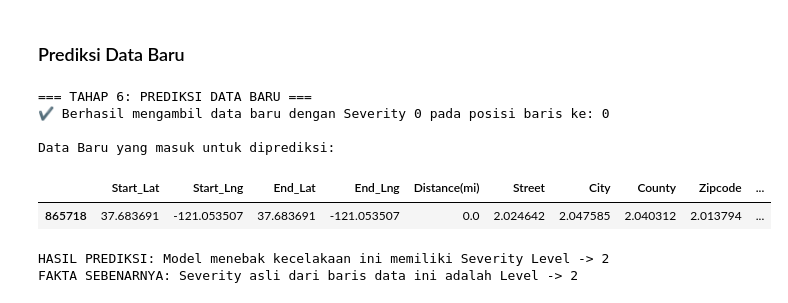
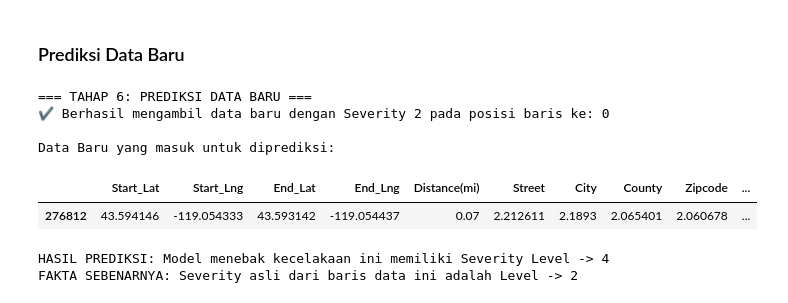
Before and after one commit to Salwa-pratama/data-mining2, a Jupyter notebook: syntax/project1.ipynb, the cells around one changed output. Cells and saved outputs as stored; diff of their text form; code cells hidden in the pictures.

```diff
--- a/syntax/project1.ipynb
+++ b/syntax/project1.ipynb
@@ -825,8 +823,9 @@ print("=== TAHAP 6: PREDIKSI DATA BARU ===")
 # 1. Kita reset index y_test dulu jadi Series baru biar urutan barisnya (0, 1, 2...) sinkron sama X_test
 y_test_reset = y_test.reset_index(drop=True)
 
+nilai_prediksi = 2
 # 2. Cari di baris ke-berapa saja (posisi integer) yang nilai Severity-nya == 4
-posisi_severity = y_test_reset[y_test_reset == 2].index
+posisi_severity = y_test_reset[y_test_reset == nilai_prediksi].index
 
 if len(posisi_severity) > 0:
     # Ambil posisi baris pertama yang ketemu
@@ -836,7 +835,7 @@ if len(posisi_severity) > 0:
     # Cara ini dijamin aman mau X_test lu berupa DataFrame ataupun Array Numpy hasil PCA!
     data_baru = X_test[posisi_pilihan : posisi_pilihan + 1]
 
-    print(f"✔️ Berhasil mengambil data baru dengan Severity {posisi_pilihan} pada posisi baris ke: {posisi_pilihan}")
+    print(f"✔️ Berhasil mengambil data baru dengan Severity {nilai_prediksi} pada posisi baris ke: {posisi_pilihan}")
 else:
     print("⚠️ Waduh, kebetulan di y_test lu gak ada data yang Severity-nya 4, bro!")
 
@@ -844,34 +843,34 @@ else:
 print("\nData Baru yang masuk untuk diprediksi:")
 # Kalau data_baru berupa array numpy, kita print langsung aray-nya biar gak error .head()
 if hasattr(data_baru, 'head'):
     display(data_baru.head())
 else:
     print(data_baru)
 
 # --- LANGKAH PROSES PREDIKSI ---
 
 # Catatan: Jika X_test lu di atas SUDAH HASIL PCA/SCALED, lu gak perlu scaler.transform lagi bro!
 # Tapi kalau X_test lu masih bener-bener mentah, aktifkan baris di bawah ini:
 # data_baru = scaler.transform(data_baru)
 
 # Prediksi langsung dengan model XGBoost
 prediksi_baru = model_xgb.predict(data_baru)
 
 # Kembalikan angka prediksi ke label Severity aslinya (jika lu pakai encoding untuk target)
 # Jika tidak pakai encoding target, langsung aja: hasil_severity = prediksi_baru[0]
 try:
     hasil_severity = inverse_label_mapping[prediksi_baru[0]]
 except NameError:
     hasil_severity = prediksi_baru[0]
 
 print(f"\nHASIL PREDIKSI: Model menebak kecelakaan ini memiliki Severity Level -> {hasil_severity}")
 print(f"FAKTA SEBENARNYA: Severity asli dari baris data ini adalah Level -> {y_test_reset.iloc[posisi_pilihan]}")
 # %% [output]
 === TAHAP 6: PREDIKSI DATA BARU ===
-✔️ Berhasil mengambil data baru dengan Severity 0 pada posisi baris ke: 0
+✔️ Berhasil mengambil data baru dengan Severity 2 pada posisi baris ke: 0
 
 Data Baru yang masuk untuk diprediksi:
 |  | Start_Lat | Start_Lng | End_Lat | End_Lng | Distance(mi) | Street | City | County | Zipcode | ... |
-| 865718 | 37.683691 | -121.053507 | 37.683691 | -121.053507 | 0.0 | 2.024642 | 2.047585 | 2.040312 | 2.013794 | ... |
+| 276812 | 43.594146 | -119.054333 | 43.593142 | -119.054437 | 0.07 | 2.212611 | 2.1893 | 2.065401 | 2.060678 | ... |
-HASIL PREDIKSI: Model menebak kecelakaan ini memiliki Severity Level -> 2
+HASIL PREDIKSI: Model menebak kecelakaan ini memiliki Severity Level -> 4
 FAKTA SEBENARNYA: Severity asli dari baris data ini adalah Level -> 2
```
Also changed, not shown: parts of 15 cells of this notebook.
